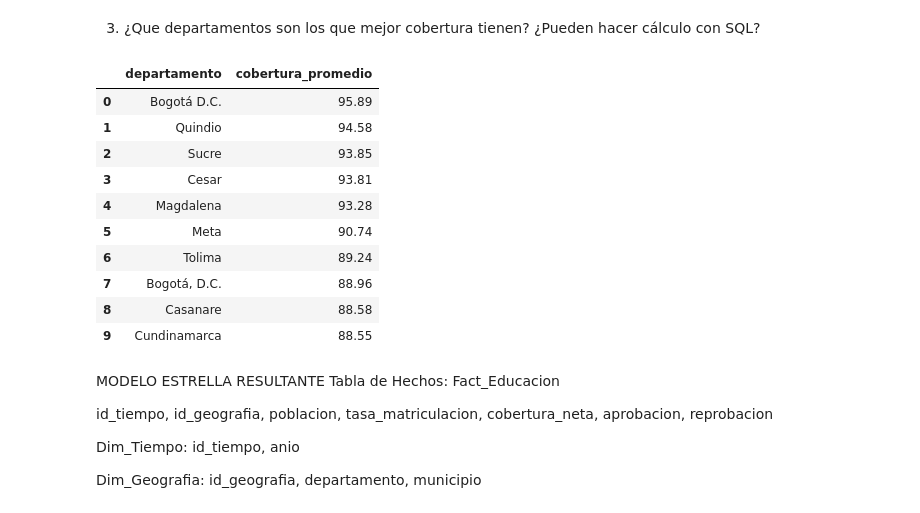
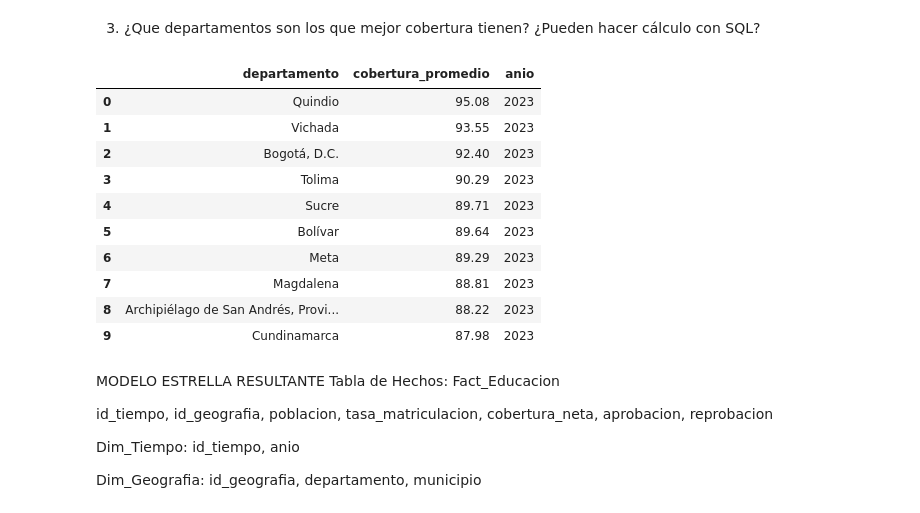
Before and after one commit to Linafierro1/Diplomado-202506, a Jupyter notebook: Cuadernos/Modelos_dimensionales.ipynb, the cells around one changed output. Drawn from its saved outputs; the diff is of its cells as text; code cells hidden in the pictures.

```diff
--- a/Cuadernos/Modelos_dimensionales.ipynb
+++ b/Cuadernos/Modelos_dimensionales.ipynb
@@ -509,26 +509,29 @@ LIMIT 10;
 # %%
 ejecutar_sql("""
 SELECT
     g.departamento,
-    ROUND(AVG(f.cobertura_neta), 2) AS cobertura_promedio
+    ROUND(AVG(f.cobertura_neta), 2) AS cobertura_promedio,
+    t.anio
 FROM Fact_Educacion f
 JOIN Dim_Geografia g ON f.id_geografia = g.id_geografia
-GROUP BY g.departamento
+JOIN Dim_Tiempo t ON f.id_tiempo = t.id_tiempo
+WHERE t.anio = (SELECT MAX(anio) FROM Dim_Tiempo)
+GROUP BY g.departamento, t.anio
 ORDER BY cobertura_promedio DESC
 LIMIT 10;
 """)
 # %% [output]
-|  | departamento | cobertura_promedio |
-| 0 | Bogotá D.C. | 95.89 |
-| 1 | Quindio | 94.58 |
-| 2 | Sucre | 93.85 |
-| 3 | Cesar | 93.81 |
-| 4 | Magdalena | 93.28 |
-| 5 | Meta | 90.74 |
-| 6 | Tolima | 89.24 |
-| 7 | Bogotá, D.C. | 88.96 |
-| 8 | Casanare | 88.58 |
-| 9 | Cundinamarca | 88.55 |
+|  | departamento | cobertura_promedio | anio |
+| 0 | Quindio | 95.08 | 2023 |
+| 1 | Vichada | 93.55 | 2023 |
+| 2 | Bogotá, D.C. | 92.40 | 2023 |
+| 3 | Tolima | 90.29 | 2023 |
+| 4 | Sucre | 89.71 | 2023 |
+| 5 | Bolívar | 89.64 | 2023 |
+| 6 | Meta | 89.29 | 2023 |
+| 7 | Magdalena | 88.81 | 2023 |
+| 8 | Archipiélago de San Andrés, Provi... | 88.22 | 2023 |
+| 9 | Cundinamarca | 87.98 | 2023 |
 # %% [markdown]
 MODELO ESTRELLA RESULTANTE
 Tabla de Hechos: Fact_Educacion
```
Also changed, not shown: 1 other file.
